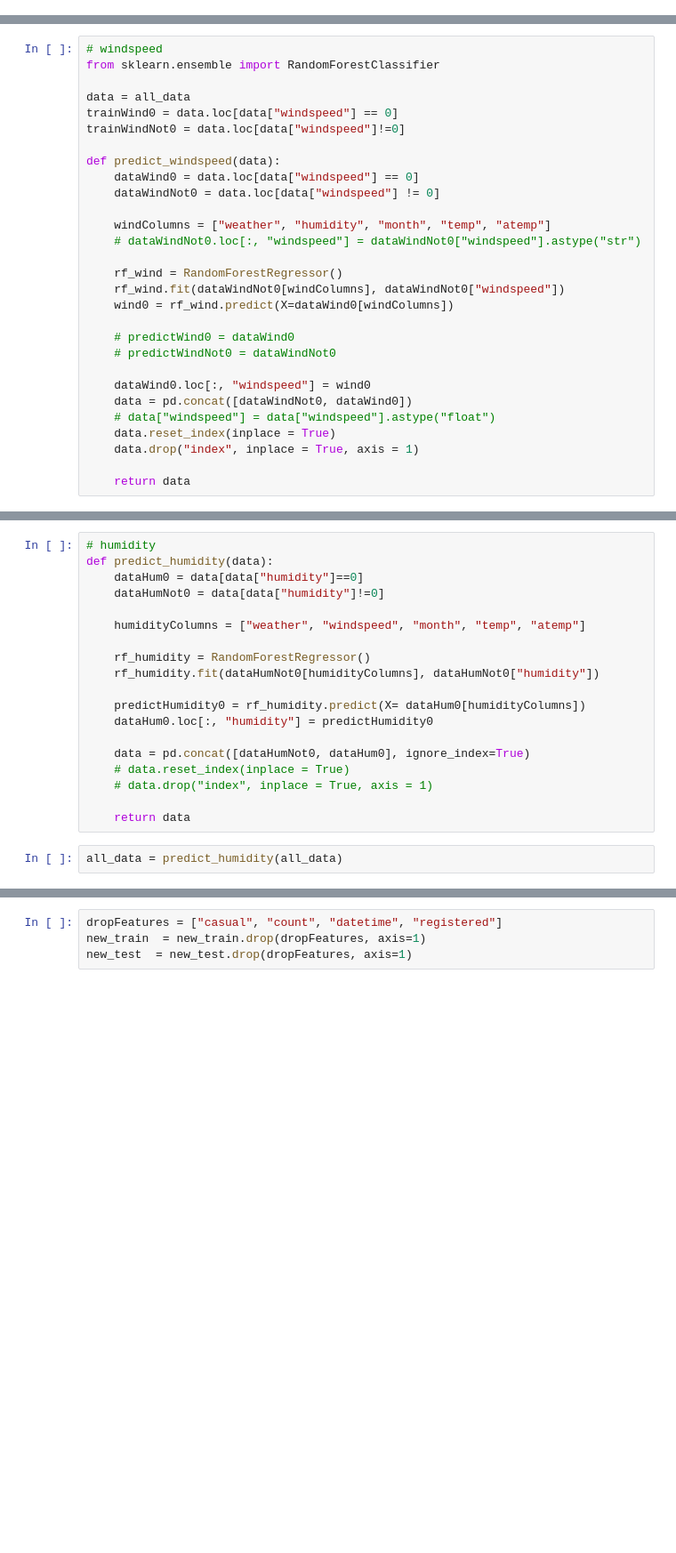
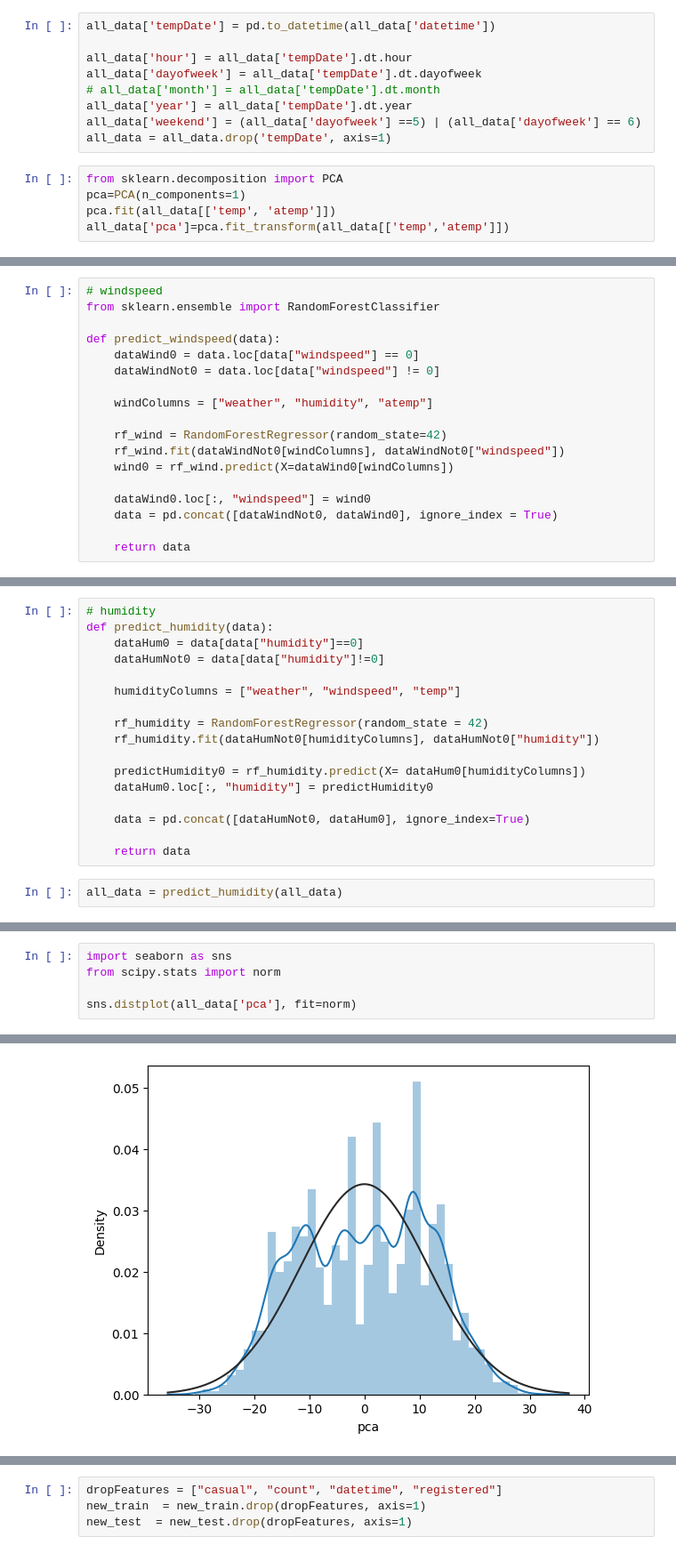
Before and after one commit to gptjddldi/kg-bike-sharing-demand, a Jupyter notebook: model.ipynb, the cells around one changed output, grey strips where cells are left out. Shown at 89% size. Saved outputs shown, nothing was run; the diff lists cells and outputs as text; blank space fills up the shorter version.

Commit message:
0.39975
pca 를 atemp regression 하기 전에 생성

```diff
--- a/model.ipynb
+++ b/model.ipynb
@@ -30,3 +15,17 @@ all_data = all_data.drop('tempDate', axis=1)
+# %%
+all_data['tempDate'] = pd.to_datetime(all_data['datetime'])
+
+all_data['hour'] = all_data['tempDate'].dt.hour
+all_data['dayofweek'] = all_data['tempDate'].dt.dayofweek
+# all_data['month'] = all_data['tempDate'].dt.month
+all_data['year'] = all_data['tempDate'].dt.year
+all_data['weekend'] = (all_data['dayofweek'] ==5) | (all_data['dayofweek'] == 6)
+all_data = all_data.drop('tempDate', axis=1)
+# %%
+from sklearn.decomposition import PCA
+pca=PCA(n_components=1)
+pca.fit(all_data[['temp', 'atemp']])
+all_data['pca']=pca.fit_transform(all_data[['temp','atemp']])
 # %%
 # atemp
 def predict_atemp(data):
@@ -48,30 +47,19 @@ all_data = predict_atemp(all_data)
 # %%
 # windspeed
 from sklearn.ensemble import RandomForestClassifier
-
-data = all_data
-trainWind0 = data.loc[data["windspeed"] == 0]
-trainWindNot0 = data.loc[data["windspeed"]!=0]
 
 def predict_windspeed(data):
     dataWind0 = data.loc[data["windspeed"] == 0]
     dataWindNot0 = data.loc[data["windspeed"] != 0]
 
-    windColumns = ["weather", "humidity", "month", "temp", "atemp"]
-    # dataWindNot0.loc[:, "windspeed"] = dataWindNot0["windspeed"].astype("str")
+    windColumns = ["weather", "humidity", "atemp"]
 
-    rf_wind = RandomForestRegressor()
+    rf_wind = RandomForestRegressor(random_state=42)
     rf_wind.fit(dataWindNot0[windColumns], dataWindNot0["windspeed"])
     wind0 = rf_wind.predict(X=dataWind0[windColumns])
 
-    # predictWind0 = dataWind0
-    # predictWindNot0 = dataWindNot0
-
     dataWind0.loc[:, "windspeed"] = wind0
-    data = pd.concat([dataWindNot0, dataWind0])
-    # data["windspeed"] = data["windspeed"].astype("float")
-    data.reset_index(inplace = True)
-    data.drop("index", inplace = True, axis = 1)
+    data = pd.concat([dataWindNot0, dataWind0], ignore_index = True)
 
     return data
 # %%
@@ -90,17 +79,15 @@ def predict_humidity(data):
     dataHum0 = data[data["humidity"]==0]
     dataHumNot0 = data[data["humidity"]!=0]
 
-    humidityColumns = ["weather", "windspeed", "month", "temp", "atemp"]
+    humidityColumns = ["weather", "windspeed", "temp"]
 
-    rf_humidity = RandomForestRegressor()
+    rf_humidity = RandomForestRegressor(random_state = 42)
     rf_humidity.fit(dataHumNot0[humidityColumns], dataHumNot0["humidity"])
 
     predictHumidity0 = rf_humidity.predict(X= dataHum0[humidityColumns])
     dataHum0.loc[:, "humidity"] = predictHumidity0
 
     data = pd.concat([dataHumNot0, dataHum0], ignore_index=True)
-    # data.reset_index(inplace = True)
-    # data.drop("index", inplace = True, axis = 1)
 
     return data
 # %%
@@ -107,0 +101,6 @@ all_data = predict_humidity(all_data)
+# %%
+import seaborn as sns
+from scipy.stats import norm
+
+sns.distplot(all_data['pca'], fit=norm)
+# %% [output]
@@ -107,0 +117 @@ all_data = predict_humidity(all_data)
+[figure, added]
```
Also changed, not shown: parts of 31 cells of this notebook, 1 other file.
